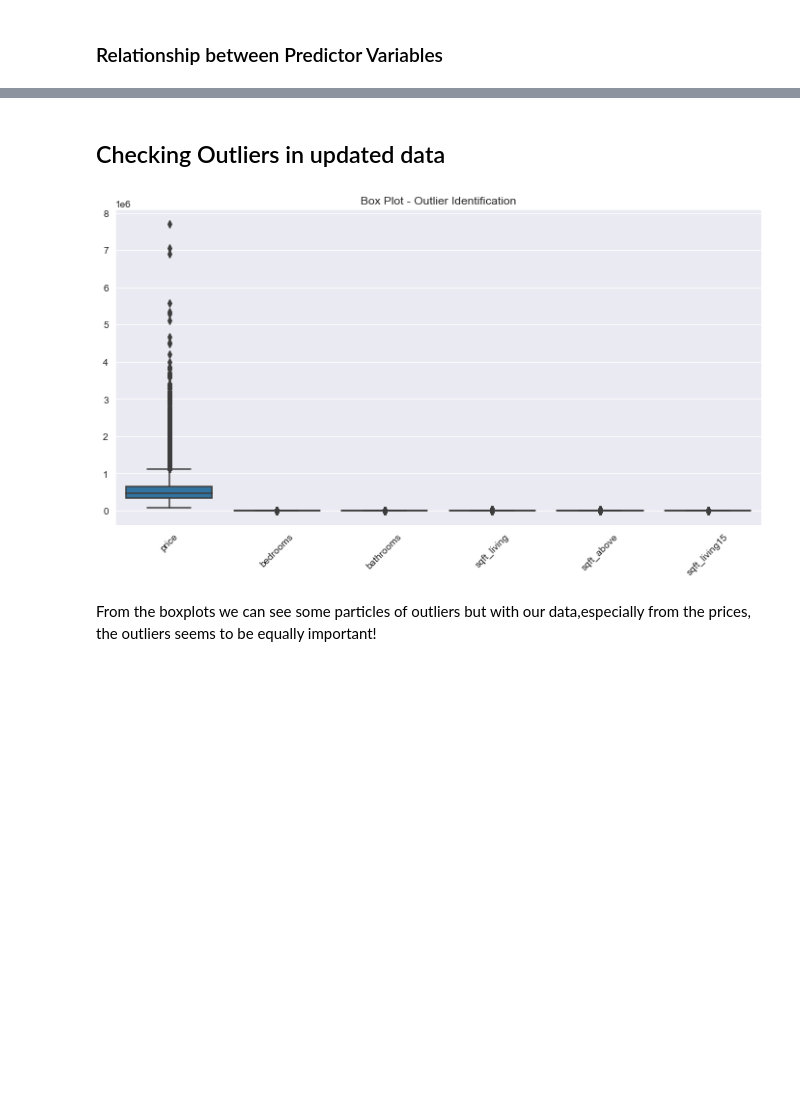
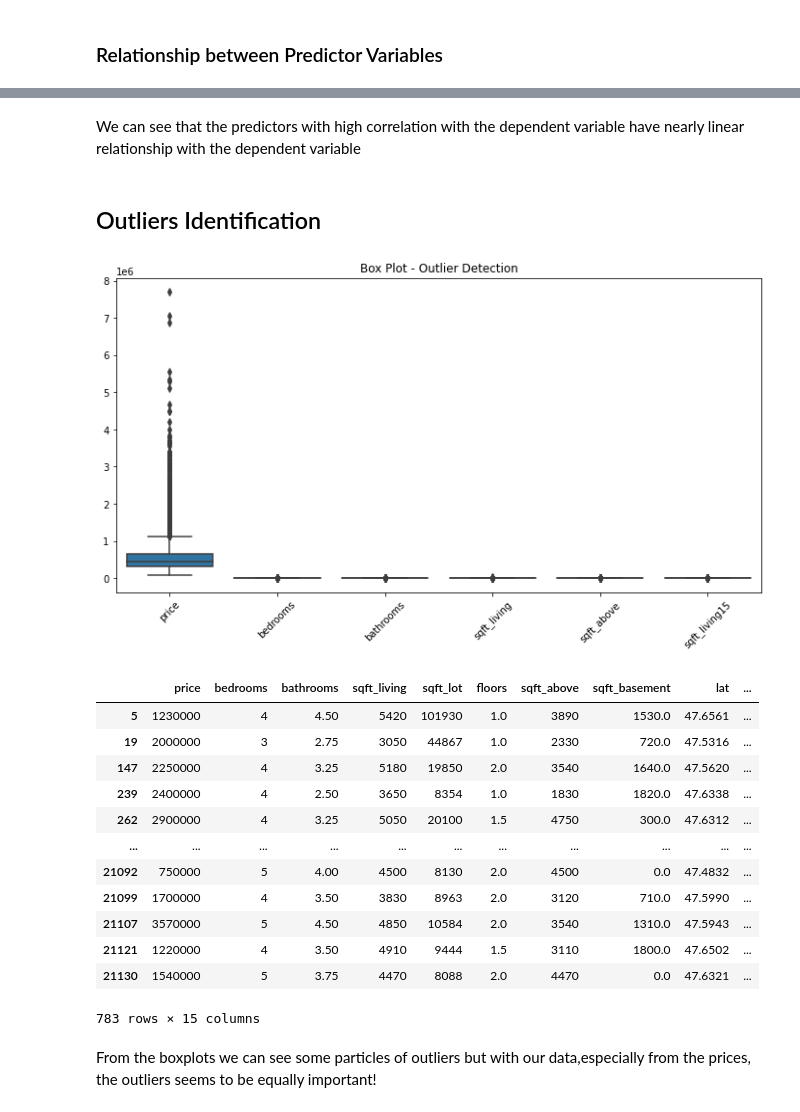
Before and after one commit to bulemi2/PPROJECT, a Jupyter notebook: HOUSING.ipynb, the cells around one changed output, grey strips where cells are left out. Saved outputs shown, nothing was run; the diff lists cells and outputs as text; code cells hidden in the pictures; blank space fills up the shorter version.

```diff
--- a/HOUSING.ipynb
+++ b/HOUSING.ipynb
@@ -244,10 +237,7 @@ plt.show()
 # %%
-# Correlation matrix for variables in dataset
-
+# Correlation matrix
 plt.figure(figsize=(15, 8))
-sns.set_style("darkgrid")
 sns.heatmap(data.corr(), annot=True, cmap='viridis', fmt='.2f')
 plt.title("Correlation Matrix")
-
 plt.show()
 # %% [output]
@@ -299,8 +287,9 @@ Index(['id', 'date', 'price', 'bedrooms', 'bathrooms', 'sqft_living',
 # %%
 # Dropping encoded categorical data
 
-data_updated = data_encoded.drop(['waterfront_YES', 'waterfront_NO','view_AVERAGE','view_EXCELLENT',
-'view_FAIR', 'view_GOOD', 'view_NONE','condition_Average', 'condition_Fair', 'condition_Good',
-'condition_Poor', 'condition_Very Good', 'grade_10 Very Good','grade_11 Excellent', 'grade_12 Luxury',
-'grade_13 Mansion','grade_3 Poor', 'grade_4 Low', 'grade_5 Fair', 'grade_6 Low Average',
-'grade_7 Average', 'grade_8 Good', 'grade_9 Better'],axis=1)
+data_updated = data_encoded.drop(['waterfront_YES', 'waterfront_NO',
+'view_AVERAGE',
+'view_EXCELLENT', 'view_FAIR', 'view_GOOD', 'view_NONE','condition_Average', 'condition_Fair', 'condition_Good',
+'condition_Poor', 'condition_Very Good', 'grade_10 Very Good','grade_11 Excellent', 'grade_12 Luxury', 'grade_13 Mansion',
+'grade_3 Poor', 'grade_4 Low', 'grade_5 Fair', 'grade_6 Low Average',
+'grade_7 Average', 'grade_8 Good', 'grade_9 Better'], axis=1)
@@ -392,13 +352,18 @@ data_updated.head(10)
 data_updated["yr_renovated"] = data_updated["yr_renovated"].astype(int)
 # %%
+# Drop rows with invalid dates
+data_updated = data_updated.dropna(subset=['date'])
+
 # Convert the date column to datetime
 data_updated['date'] = pd.to_datetime(data_updated['date'])
 
-# Calculate years since built and assign column
-
+# Calculate years since built
 data_updated['years_since_built'] = data_updated['date'].dt.year - data_updated['yr_built']
 
 # Calculate years to renovation
-
 data_updated['years_since_renovation'] =np.abs(data_updated['yr_renovated']- data_updated['yr_built'])
 data_updated['years_since_renovation'] = data_updated.years_since_renovation.apply(lambda x: x if len(str(int(x)))==2 else 0.0)
+
+
+# Check the updated dataset
+data_updated.head(10)
@@ -611,17 +576,40 @@ plt.show()
-# %% [markdown]
-## Checking Outliers in updated data
+# %% [markdown]
+We can see that the predictors with high correlation with the dependent variable have nearly linear relationship with the dependent variable
+# %% [markdown]
+## Outliers Identification
 # %%
-# Create box plots to visualize outliers for the updated data.
-
+# Create box plots to visualize outliers
 plt.figure(figsize=(12, 6))
 sns.boxplot(data=data_updated[['price', 'bedrooms', 'bathrooms', 'sqft_living','sqft_above','sqft_living15']])
-sns.set_style('darkgrid')
-plt.title('Box Plot - Outlier Identification')
+plt.title('Box Plot - Outlier Detection')
 plt.xticks(rotation=45)
+plt.show()
 
-plt.show()
+# Calculate z-scores for numerical features
+numeric_features = ['price', 'bedrooms', 'bathrooms', 'sqft_living','sqft_above','sqft_living15']
+z_scores = data_updated[numeric_features].apply(lambda x: (x - x.mean()) / x.std())
+
+# Identify outliers based on z-score threshold (e.g., z-score > 3 or z-score < -3)
+outliers = data_updated[(z_scores > 3).any(axis=1)]
+
+# Print the outliers
+# Outliers
+outliers
 # %% [output]
-[figure, old version]
+[figure, new version]
+|  | price | bedrooms | bathrooms | sqft_living | sqft_lot | floors | sqft_above | sqft_basement | lat | ... |
+| 5 | 1230000 | 4 | 4.50 | 5420 | 101930 | 1.0 | 3890 | 1530.0 | 47.6561 | ... |
+| 19 | 2000000 | 3 | 2.75 | 3050 | 44867 | 1.0 | 2330 | 720.0 | 47.5316 | ... |
+| 147 | 2250000 | 4 | 3.25 | 5180 | 19850 | 2.0 | 3540 | 1640.0 | 47.5620 | ... |
+| 239 | 2400000 | 4 | 2.50 | 3650 | 8354 | 1.0 | 1830 | 1820.0 | 47.6338 | ... |
+| 262 | 2900000 | 4 | 3.25 | 5050 | 20100 | 1.5 | 4750 | 300.0 | 47.6312 | ... |
+| ... | ... | ... | ... | ... | ... | ... | ... | ... | ... | ... |
+| 21092 | 750000 | 5 | 4.00 | 4500 | 8130 | 2.0 | 4500 | 0.0 | 47.4832 | ... |
+| 21099 | 1700000 | 4 | 3.50 | 3830 | 8963 | 2.0 | 3120 | 710.0 | 47.5990 | ... |
+| 21107 | 3570000 | 5 | 4.50 | 4850 | 10584 | 2.0 | 3540 | 1310.0 | 47.5943 | ... |
+| 21121 | 1220000 | 4 | 3.50 | 4910 | 9444 | 1.5 | 3110 | 1800.0 | 47.6502 | ... |
+| 21130 | 1540000 | 5 | 3.75 | 4470 | 8088 | 2.0 | 4470 | 0.0 | 47.6321 | ... |
+783 rows × 15 columns
 # %% [markdown]
 From the boxplots we can see some particles of outliers but with our data,especially from the prices, the outliers seems to be equally important!
 # %% [markdown]
```
Also changed, not shown: parts of 82 cells of this notebook, 3 other files.
